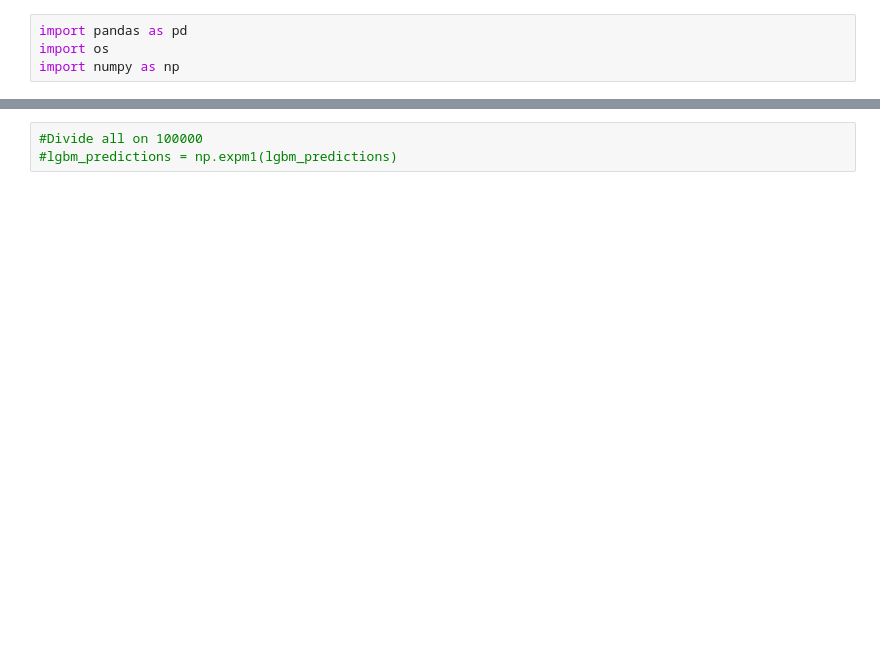
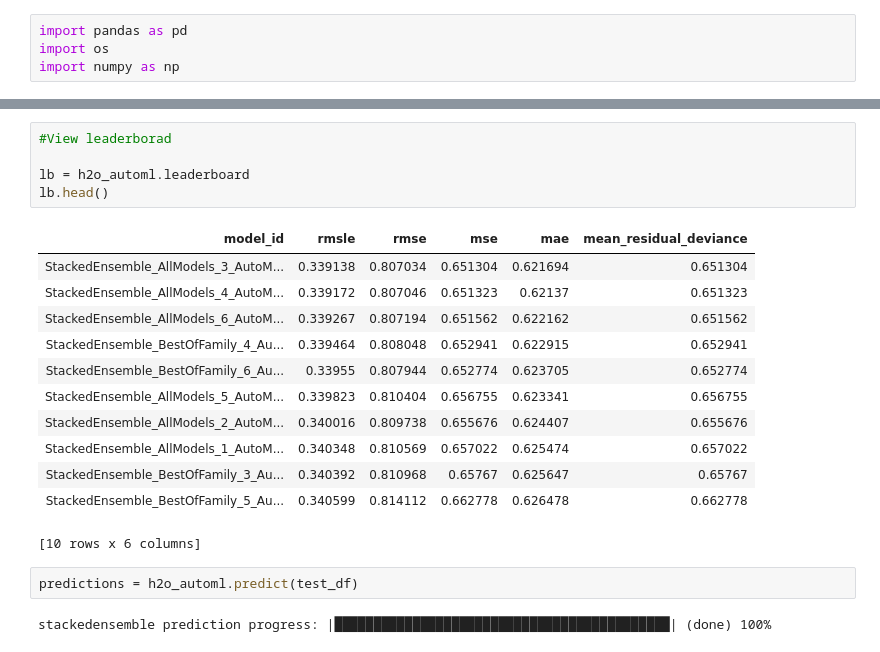
Before and after one commit to aashiltf/project_ml, a Jupyter notebook: models/automl.ipynb, the cells around one changed output, grey strips where cells are left out. Cells and saved outputs as stored; diff of their text form; blank space fills up the shorter version.

```diff
--- a/models/automl.ipynb
+++ b/models/automl.ipynb
@@ -128,3 +147,22 @@ H2OTypeError: Argument `y` should be an integer | string, got DataFrame       re
-# %%
-#Divide all on 100000
-#lgbm_predictions = np.expm1(lgbm_predictions)
+# %%
+#View leaderborad
+
+lb = h2o_automl.leaderboard
+lb.head()
+# %% [output]
+| model_id | rmsle | rmse | mse | mae | mean_residual_deviance |
+| StackedEnsemble_AllModels_3_AutoM... | 0.339138 | 0.807034 | 0.651304 | 0.621694 | 0.651304 |
+| StackedEnsemble_AllModels_4_AutoM... | 0.339172 | 0.807046 | 0.651323 | 0.62137 | 0.651323 |
+| StackedEnsemble_AllModels_6_AutoM... | 0.339267 | 0.807194 | 0.651562 | 0.622162 | 0.651562 |
+| StackedEnsemble_BestOfFamily_4_Au... | 0.339464 | 0.808048 | 0.652941 | 0.622915 | 0.652941 |
+| StackedEnsemble_BestOfFamily_6_Au... | 0.33955 | 0.807944 | 0.652774 | 0.623705 | 0.652774 |
+| StackedEnsemble_AllModels_5_AutoM... | 0.339823 | 0.810404 | 0.656755 | 0.623341 | 0.656755 |
+| StackedEnsemble_AllModels_2_AutoM... | 0.340016 | 0.809738 | 0.655676 | 0.624407 | 0.655676 |
+| StackedEnsemble_AllModels_1_AutoM... | 0.340348 | 0.810569 | 0.657022 | 0.625474 | 0.657022 |
+| StackedEnsemble_BestOfFamily_3_Au... | 0.340392 | 0.810968 | 0.65767 | 0.625647 | 0.65767 |
+| StackedEnsemble_BestOfFamily_5_Au... | 0.340599 | 0.814112 | 0.662778 | 0.626478 | 0.662778 |
+[10 rows x 6 columns]
+# %%
+predictions = h2o_automl.predict(test_df)
+# %% [output]
+stackedensemble prediction progress: |███████████████████████████████████████████| (done) 100%
```
Also changed, not shown: parts of 11 cells of this notebook, 1 other file.
